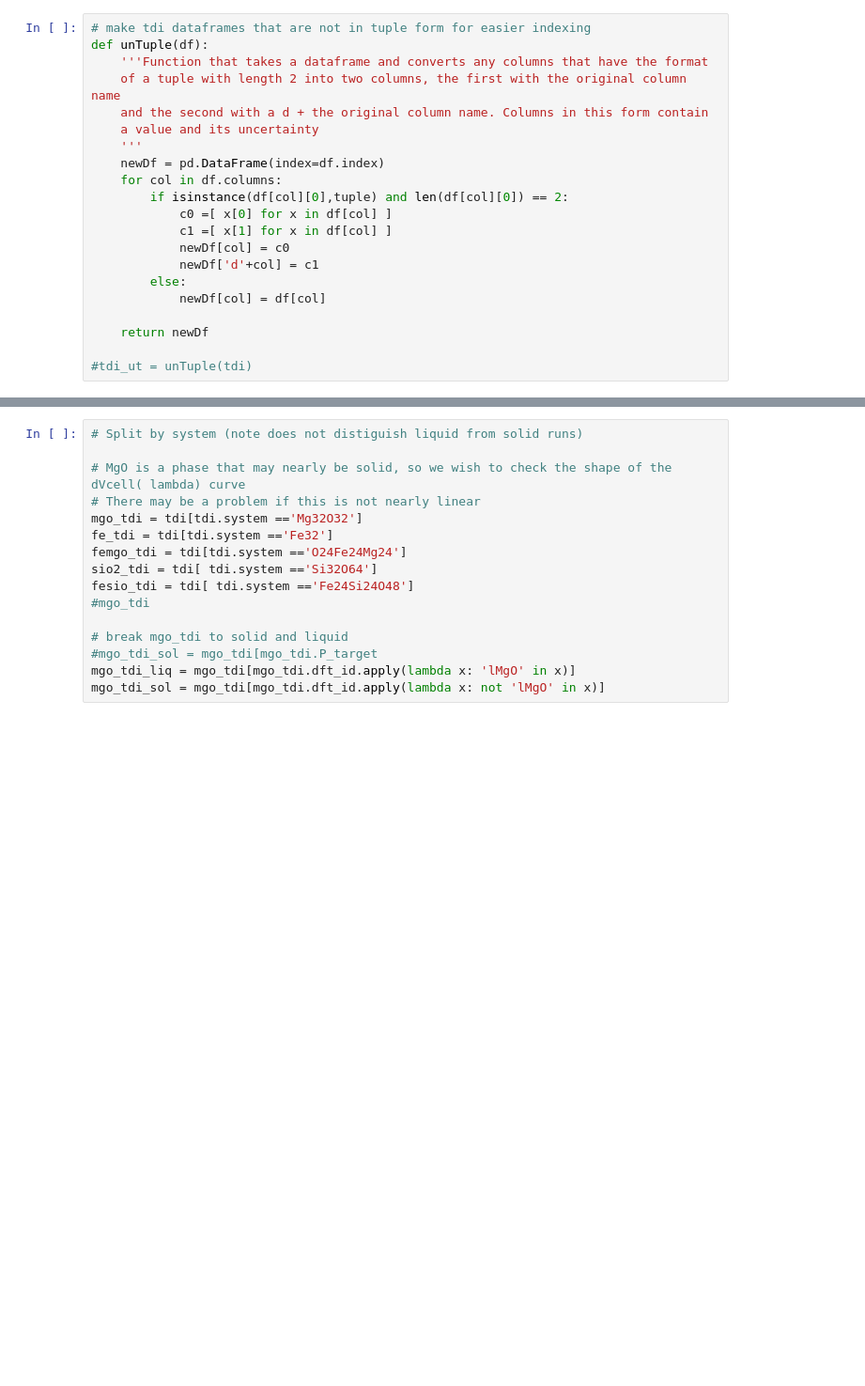
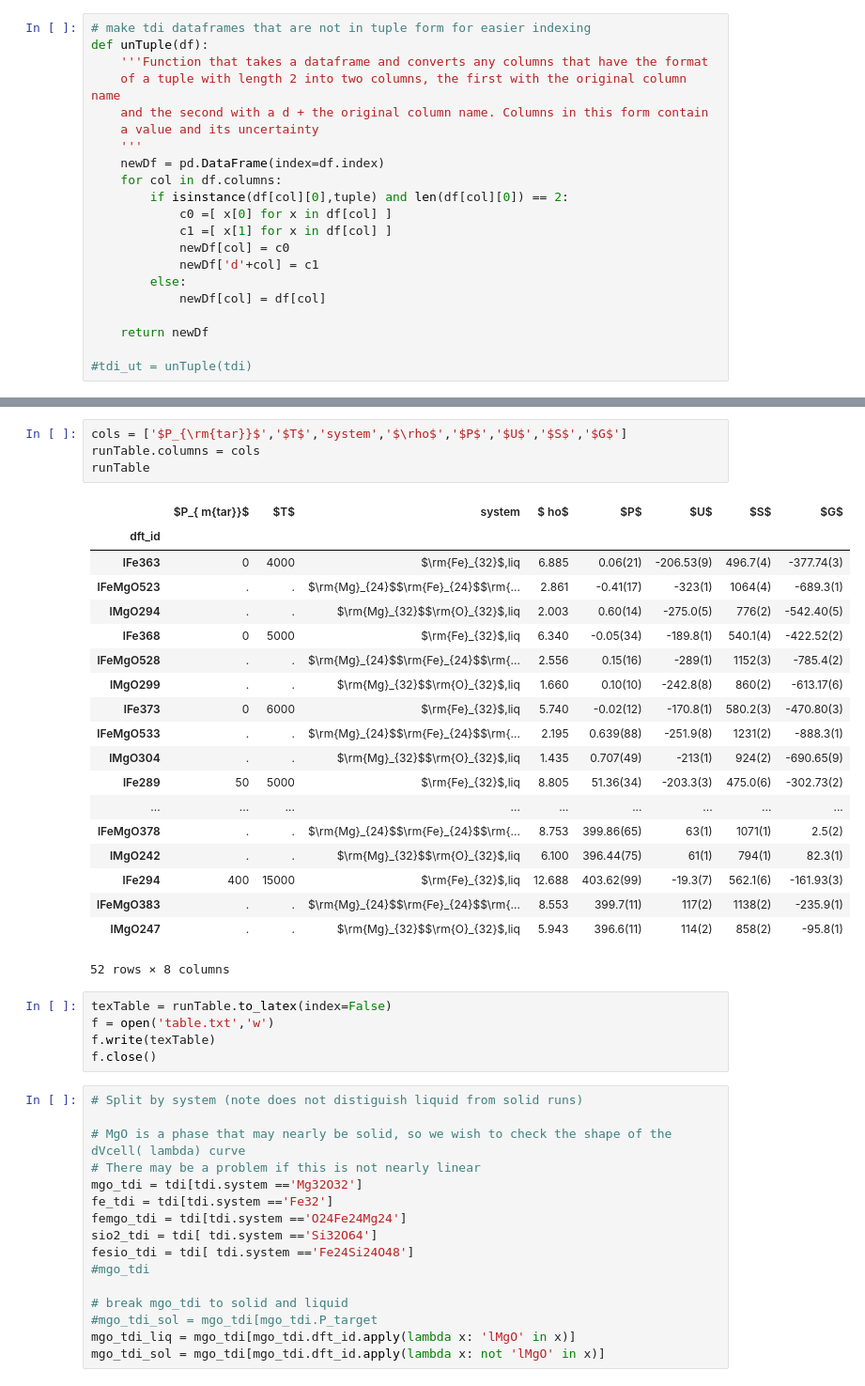
Before and after one commit to smwahl/vasp_automation, a Jupyter notebook: tdi_analysis_latex.ipynb, the cells around one changed output, grey strips where cells are left out. Shown: that part at 94% size. Saved outputs shown, nothing was run; the diff lists cells and outputs as text; blank space fills up the shorter version.

```diff
--- a/tdi_analysis_latex.ipynb
+++ b/tdi_analysis_latex.ipynb
@@ -126,3 +216,32 @@ Index([u'F_cl_dft', u'F_dft', u'G_dft', u'P_target', u'P_targetV', u'U_dft', u'c
+# %%
+cols = ['$P_{\rm{tar}}$','$T$','system','$\rho$','$P$','$U$','$S$','$G$']
+runTable.columns = cols
+runTable
+# %% [output]
+|  | $P_{ m{tar}}$ | $T$ | system | $ ho$ | $P$ | $U$ | $S$ | $G$ |
+| dft_id |  |  |  |  |  |  |  |  |
+| lFe363 | 0 | 4000 | $\rm{Fe}_{32}$,liq | 6.885 | 0.06(21) | -206.53(9) | 496.7(4) | -377.74(3) |
+| lFeMgO523 | . | . | $\rm{Mg}_{24}$$\rm{Fe}_{24}$$\rm{... | 2.861 | -0.41(17) | -323(1) | 1064(4) | -689.3(1) |
+| lMgO294 | . | . | $\rm{Mg}_{32}$$\rm{O}_{32}$,liq | 2.003 | 0.60(14) | -275.0(5) | 776(2) | -542.40(5) |
+| lFe368 | 0 | 5000 | $\rm{Fe}_{32}$,liq | 6.340 | -0.05(34) | -189.8(1) | 540.1(4) | -422.52(2) |
+| lFeMgO528 | . | . | $\rm{Mg}_{24}$$\rm{Fe}_{24}$$\rm{... | 2.556 | 0.15(16) | -289(1) | 1152(3) | -785.4(2) |
+| lMgO299 | . | . | $\rm{Mg}_{32}$$\rm{O}_{32}$,liq | 1.660 | 0.10(10) | -242.8(8) | 860(2) | -613.17(6) |
+| lFe373 | 0 | 6000 | $\rm{Fe}_{32}$,liq | 5.740 | -0.02(12) | -170.8(1) | 580.2(3) | -470.80(3) |
+| lFeMgO533 | . | . | $\rm{Mg}_{24}$$\rm{Fe}_{24}$$\rm{... | 2.195 | 0.639(88) | -251.9(8) | 1231(2) | -888.3(1) |
+| lMgO304 | . | . | $\rm{Mg}_{32}$$\rm{O}_{32}$,liq | 1.435 | 0.707(49) | -213(1) | 924(2) | -690.65(9) |
+| lFe289 | 50 | 5000 | $\rm{Fe}_{32}$,liq | 8.805 | 51.36(34) | -203.3(3) | 475.0(6) | -302.73(2) |
+| ... | ... | ... | ... | ... | ... | ... | ... | ... |
+| lFeMgO378 | . | . | $\rm{Mg}_{24}$$\rm{Fe}_{24}$$\rm{... | 8.753 | 399.86(65) | 63(1) | 1071(1) | 2.5(2) |
+| lMgO242 | . | . | $\rm{Mg}_{32}$$\rm{O}_{32}$,liq | 6.100 | 396.44(75) | 61(1) | 794(1) | 82.3(1) |
+| lFe294 | 400 | 15000 | $\rm{Fe}_{32}$,liq | 12.688 | 403.62(99) | -19.3(7) | 562.1(6) | -161.93(3) |
+| lFeMgO383 | . | . | $\rm{Mg}_{24}$$\rm{Fe}_{24}$$\rm{... | 8.553 | 399.7(11) | 117(2) | 1138(2) | -235.9(1) |
+| lMgO247 | . | . | $\rm{Mg}_{32}$$\rm{O}_{32}$,liq | 5.943 | 396.6(11) | 114(2) | 858(2) | -95.8(1) |
+52 rows × 8 columns
+# %%
+texTable = runTable.to_latex(index=False)
+f = open('table.txt','w')
+f.write(texTable)
+f.close()
 # %%
 # Split by system (note does not distiguish liquid from solid runs)
 
```
Also changed, not shown: parts of 13 cells of this notebook.
